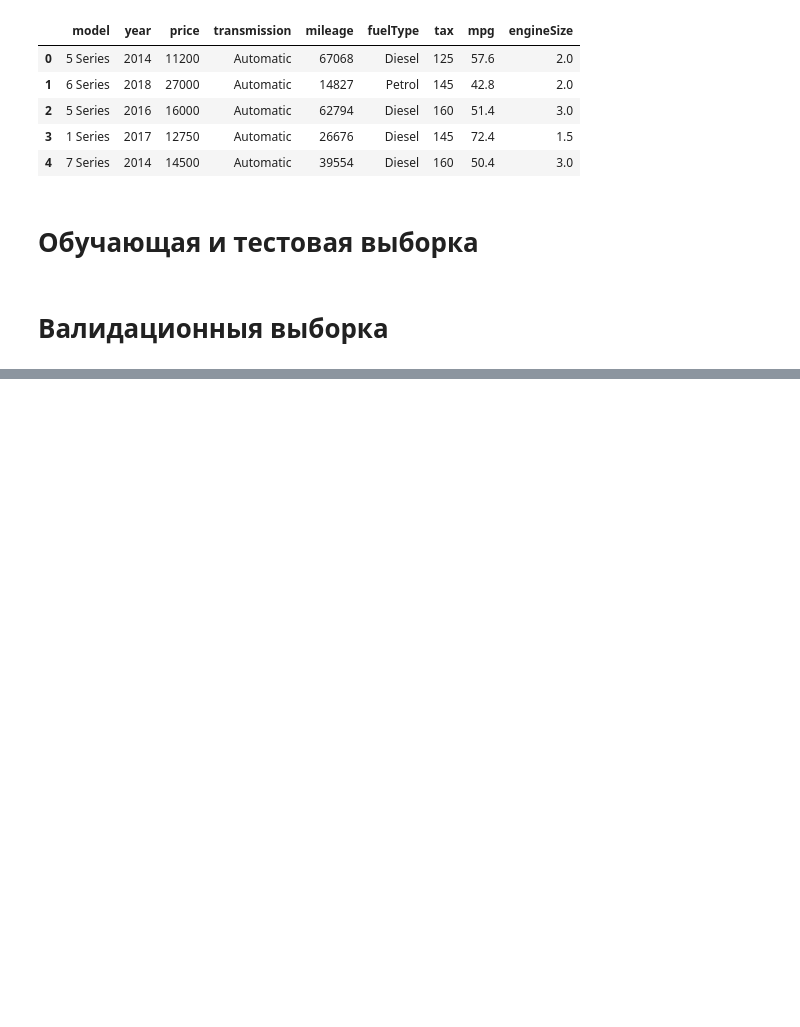
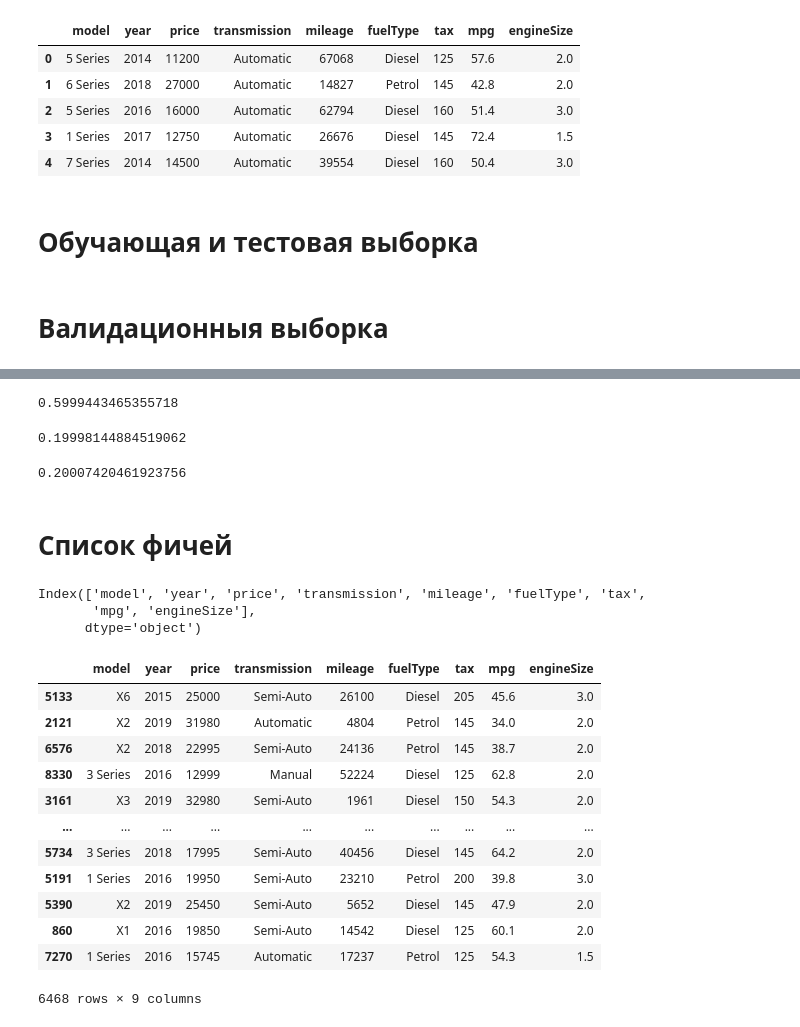
Before and after one commit to SergeyB81/Portfolio-DS, a Jupyter notebook: Car price/machine_learning.ipynb, the cells around one changed output, grey strips where cells are left out. Cells and saved outputs as stored; diff of their text form; code cells hidden in the pictures; blank space fills up the shorter version.

```diff
--- a/Car price/machine_learning.ipynb
+++ b/Car price/machine_learning.ipynb
@@ -55,0 +63,36 @@ train, test = train_test_split(df, train_size=0.6, random_state=42)
+# %%
+len(train) / len(df)
+# %% [output]
+0.5999443465355718
+# %%
+len(val) / len(df)
+# %% [output]
+0.19998144884519062
+# %%
+len(test) / len(df)
+# %% [output]
+0.20007420461923756
+# %% [markdown]
+# **Список фичей**
+# %%
+train.columns
+# %% [output]
+Index(['model', 'year', 'price', 'transmission', 'mileage', 'fuelType', 'tax',
+       'mpg', 'engineSize'],
+      dtype='object')
+# %%
+train
+# %% [output]
+|  | model | year | price | transmission | mileage | fuelType | tax | mpg | engineSize |
+| 5133 | X6 | 2015 | 25000 | Semi-Auto | 26100 | Diesel | 205 | 45.6 | 3.0 |
+| 2121 | X2 | 2019 | 31980 | Automatic | 4804 | Petrol | 145 | 34.0 | 2.0 |
+| 6576 | X2 | 2018 | 22995 | Semi-Auto | 24136 | Petrol | 145 | 38.7 | 2.0 |
+| 8330 | 3 Series | 2016 | 12999 | Manual | 52224 | Diesel | 125 | 62.8 | 2.0 |
+| 3161 | X3 | 2019 | 32980 | Semi-Auto | 1961 | Diesel | 150 | 54.3 | 2.0 |
+| ... | ... | ... | ... | ... | ... | ... | ... | ... | ... |
+| 5734 | 3 Series | 2018 | 17995 | Semi-Auto | 40456 | Diesel | 145 | 64.2 | 2.0 |
+| 5191 | 1 Series | 2016 | 19950 | Semi-Auto | 23210 | Petrol | 200 | 39.8 | 3.0 |
+| 5390 | X2 | 2019 | 25450 | Semi-Auto | 5652 | Diesel | 145 | 47.9 | 2.0 |
+| 860 | X1 | 2016 | 19850 | Semi-Auto | 14542 | Diesel | 125 | 60.1 | 2.0 |
+| 7270 | 1 Series | 2016 | 15745 | Automatic | 17237 | Petrol | 125 | 54.3 | 1.5 |
+6468 rows × 9 columns
```
Also changed, not shown: parts of 8 cells of this notebook.
